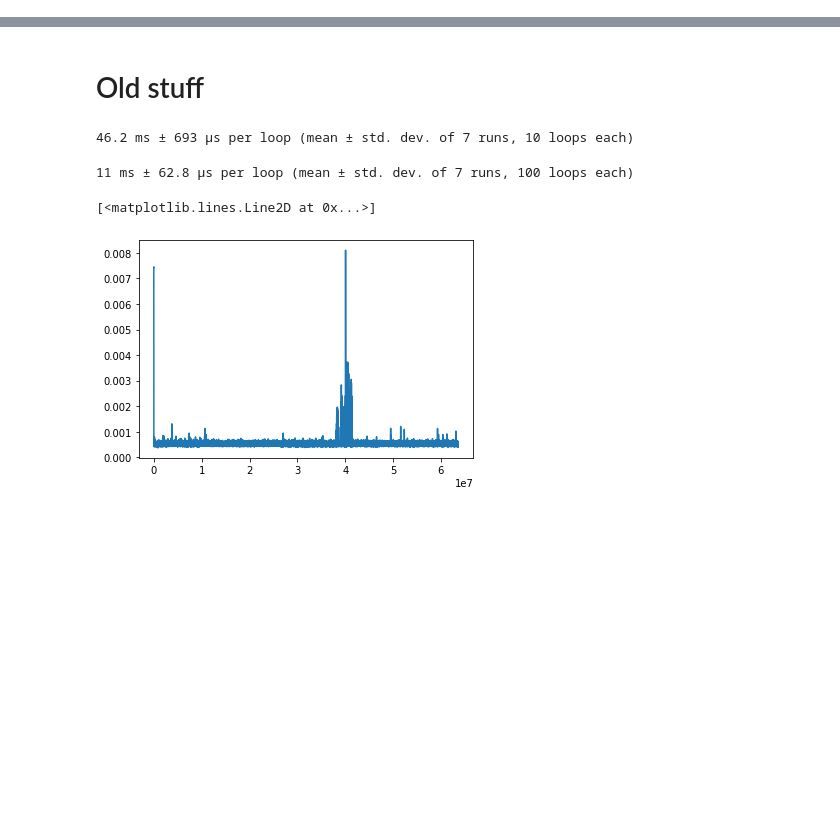
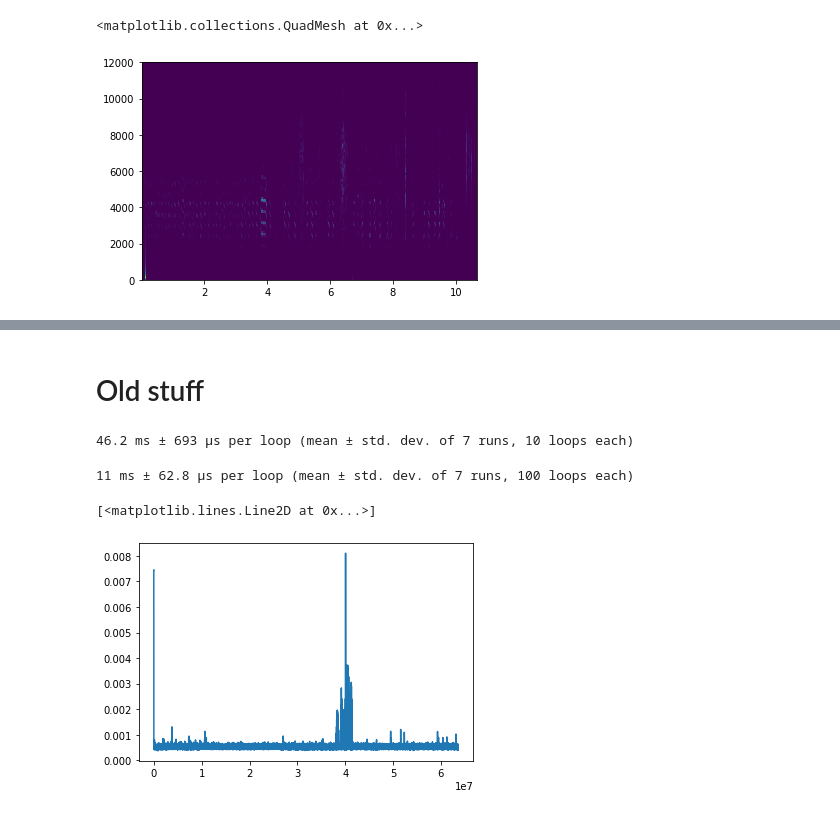
Before and after one commit to balpk/vocal-recon, a Jupyter notebook: code/extracting_test.ipynb, the cells around one changed output, grey strips where cells are left out. Saved outputs shown, nothing was run; the diff lists cells and outputs as text; code cells hidden in the pictures; blank space fills up the shorter version.

```diff
--- a/code/extracting_test.ipynb
+++ b/code/extracting_test.ipynb
@@ -63,3 +72,5 @@ sf.write(f'/home/bukaya/ethz/ns/vocal-recon/3_{file_num}_short_{window}_acc_f_Al
+# %%
+mic_bp_sthelse = mic[indices]
 # %%
 # Plot whole non-silence microphone
 window_size = 240
@@ -75,3 +102,15 @@ plt.pcolormesh(t, f, np.log10(1e-8 + Sxx))
+# %%
+# Plot whole non-silence microphone
+window_size = 240
+
+f, t, Sxx = signal.spectrogram(mic_bp_sthelse, fs , window=signal.hamming(window_size, sym=False) , #window=signal.blackman(self.window_size),
+                                nfft=window_size, noverlap=noverlap, scaling="spectrum")
+
+#plt.pcolormesh(t, f[:80], 20 * np.log10(1 + Sxx[:80,:]))
+plt.pcolormesh(t, f, np.log10(1e-8 + Sxx))
+# %% [output]
+<matplotlib.collections.QuadMesh at 0x...>
+[figure, added]
 # %%
 # Plot only a certain slice from microphone(here) and accelerometers(next)
 window_size = 240
```
Also changed, not shown: parts of 10 cells of this notebook, 2 other files.
